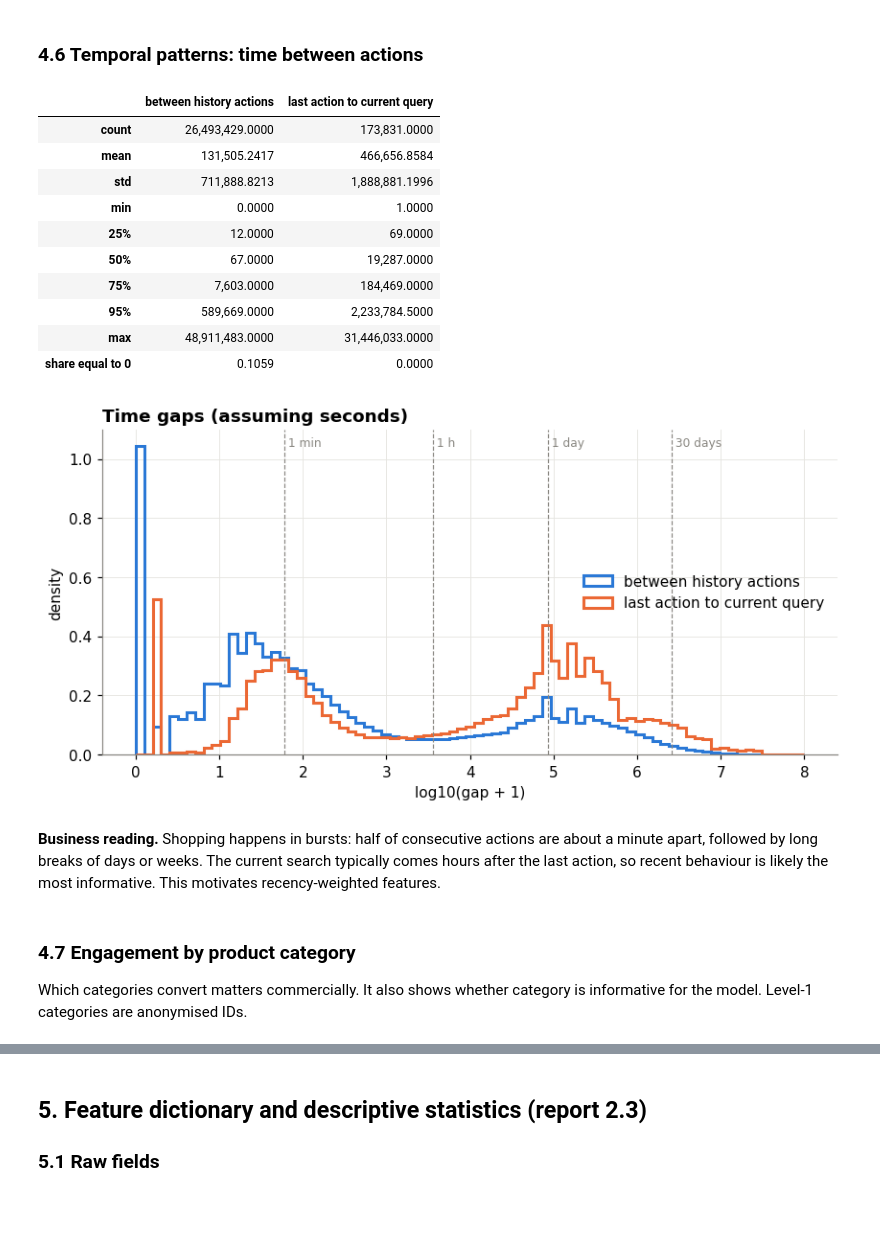
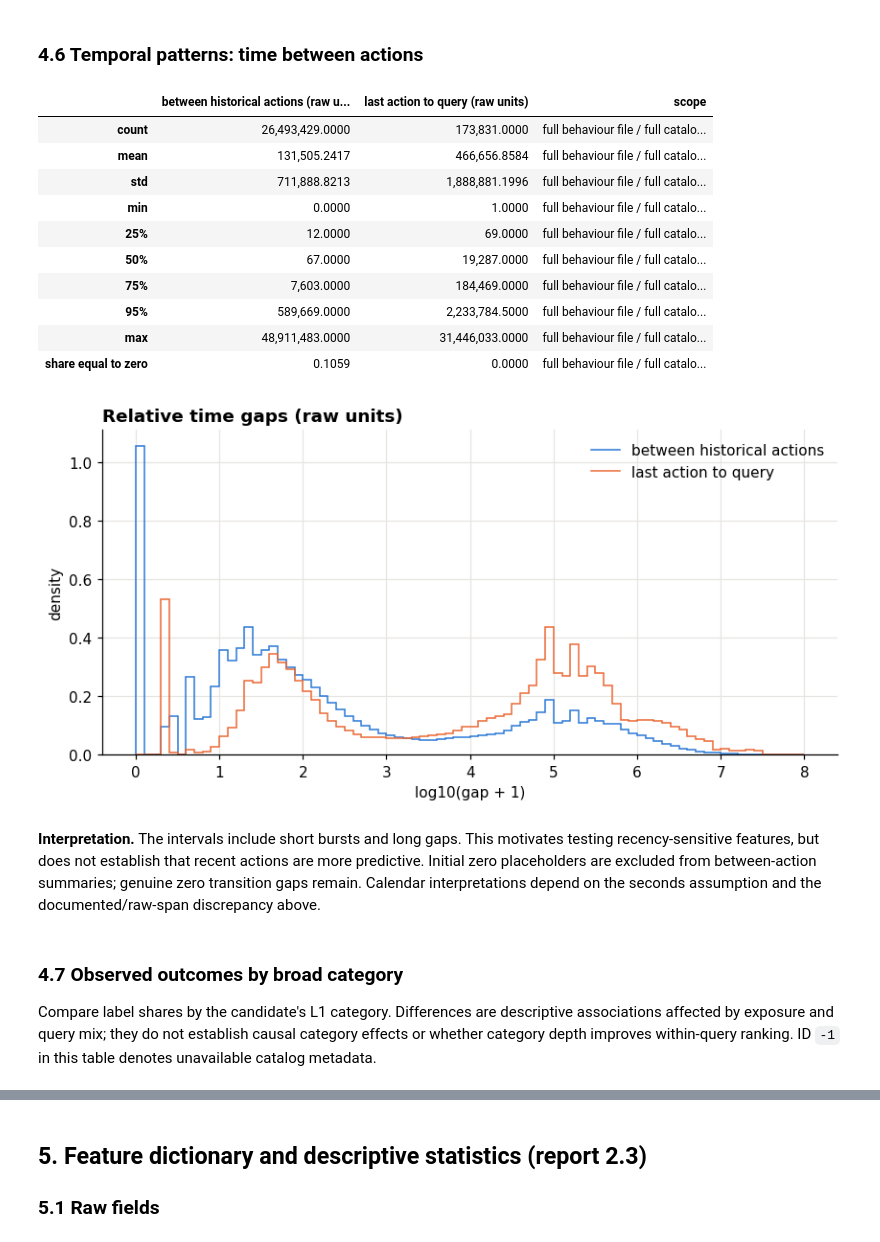
Before and after one commit to liamkunert/BT4222-group17-jdsearch, a Jupyter notebook: notebooks/02_interim_report.ipynb, the cells around one changed output, grey strips where cells are left out. Saved outputs shown, nothing was run; the diff lists cells and outputs as text; code cells hidden in the pictures; blank space fills up the shorter version.

```diff
--- a/notebooks/02_interim_report.ipynb
+++ b/notebooks/02_interim_report.ipynb
@@ -544,47 +382,34 @@ save_fig(fig, "2_2_item_popularity")
 # %% [markdown]
 ### 4.6 Temporal patterns: time between actions
 # %%
-# The first value of each history is always 0 (no previous action), so it is excluded.
-first_action = np.zeros(len(history_gaps), dtype=bool)
-first_action[hist_offsets[:-1][history_len > 0]] = True
-gaps = history_gaps[~first_action]
-
-gap_table = pd.DataFrame(
-    {"between history actions": pd.Series(gaps).describe(percentiles=[0.25, 0.5, 0.75, 0.95]),
-     "last action to current query": pd.Series(time_since_last).describe(percentiles=[0.25, 0.5, 0.75, 0.95])}
-)
-gap_table.loc["share equal to 0"] = [(gaps == 0).mean(), (time_since_last == 0).mean()]
-display(save_table(gap_table, "2_2_time_gaps"))
-
+display(save_table(full["gap_table"], "2_2_time_gaps_raw", FULL_SCOPE))
 fig, ax = plt.subplots()
-bins = np.linspace(0, 8, 80)
-ax.hist(np.log10(gaps + 1), bins=bins, density=True, histtype="step", linewidth=2, color=BLUE,
-        label="between history actions")
-ax.hist(np.log10(time_since_last + 1), bins=bins, density=True, histtype="step", linewidth=2, color=ORANGE,
-        label="last action to current query")
-for seconds, name in [(60, "1 min"), (3600, "1 h"), (86_400, "1 day"), (2_592_000, "30 days")]:
-    ax.axvline(np.log10(seconds), color=MUTED, linewidth=0.8, linestyle="--")
-    ax.text(np.log10(seconds), ax.get_ylim()[1] * 0.95, f" {name}", color=MUTED, fontsize=8)
-ax.set(title="Time gaps (assuming seconds)", xlabel="log10(gap + 1)", ylabel="density")
-ax.legend(frameon=False, loc="center right")
-save_fig(fig, "2_2_time_gaps")
+bins, counts = full["gap_histogram"]
+width = np.diff(bins)
+ax.stairs(counts / counts.sum() / width, bins, color=BLUE, label="between historical actions")
+since = record_summary.time_since_last_raw.to_numpy()
+since_counts = np.histogram(np.log10(since + 1), bins=bins)[0]
+ax.stairs(since_counts / since_counts.sum() / width, bins, color=ORANGE, label="last action to query")
+ax.set(title="Relative time gaps (raw units)", xlabel="log10(gap + 1)", ylabel="density")
+ax.legend(frameon=False)
+save_fig(fig, "2_2_time_gaps_raw")
 # %% [output]
-|  | between history actions | last action to current query |
-| count | 26,493,429.0000 | 173,831.0000 |
-| mean | 131,505.2417 | 466,656.8584 |
-| std | 711,888.8213 | 1,888,881.1996 |
-| min | 0.0000 | 1.0000 |
-| 25% | 12.0000 | 69.0000 |
-| 50% | 67.0000 | 19,287.0000 |
-| 75% | 7,603.0000 | 184,469.0000 |
-| 95% | 589,669.0000 | 2,233,784.5000 |
-| max | 48,911,483.0000 | 31,446,033.0000 |
-| share equal to 0 | 0.1059 | 0.0000 |
+|  | between historical actions (raw u... | last action to query (raw units) | scope |
+| count | 26,493,429.0000 | 173,831.0000 | full behaviour file / full catalo... |
+| mean | 131,505.2417 | 466,656.8584 | full behaviour file / full catalo... |
+| std | 711,888.8213 | 1,888,881.1996 | full behaviour file / full catalo... |
+| min | 0.0000 | 1.0000 | full behaviour file / full catalo... |
+| 25% | 12.0000 | 69.0000 | full behaviour file / full catalo... |
+| 50% | 67.0000 | 19,287.0000 | full behaviour file / full catalo... |
+| 75% | 7,603.0000 | 184,469.0000 | full behaviour file / full catalo... |
+| 95% | 589,669.0000 | 2,233,784.5000 | full behaviour file / full catalo... |
+| max | 48,911,483.0000 | 31,446,033.0000 | full behaviour file / full catalo... |
+| share equal to zero | 0.1059 | 0.0000 | full behaviour file / full catalo... |
-[figure, old version]
+[figure, new version]
 # %% [markdown]
-**Business reading.** Shopping happens in bursts: half of consecutive actions are about a minute apart, followed by long breaks of days or weeks. The current search typically comes hours after the last action, so recent behaviour is likely the most informative. This motivates recency-weighted features.
+**Interpretation.** The intervals include short bursts and long gaps. This motivates testing recency-sensitive features, but does not establish that recent actions are more predictive. Initial zero placeholders are excluded from between-action summaries; genuine zero transition gaps remain. Calendar interpretations depend on the seconds assumption and the documented/raw-span discrepancy above.
 # %% [markdown]
-### 4.7 Engagement by product category
+### 4.7 Observed outcomes by broad category
 
-Which categories convert matters commercially. It also shows whether category is informative for the model. Level-1 categories are anonymised IDs.
+Compare label shares by the candidate's L1 category. Differences are descriptive associations affected by exposure and query mix; they do not establish causal category effects or whether category depth improves within-query ranking. ID `-1` in this table denotes unavailable catalog metadata.
 # %%
```
Also changed, not shown: parts of 44 cells of this notebook, 11 other files.
